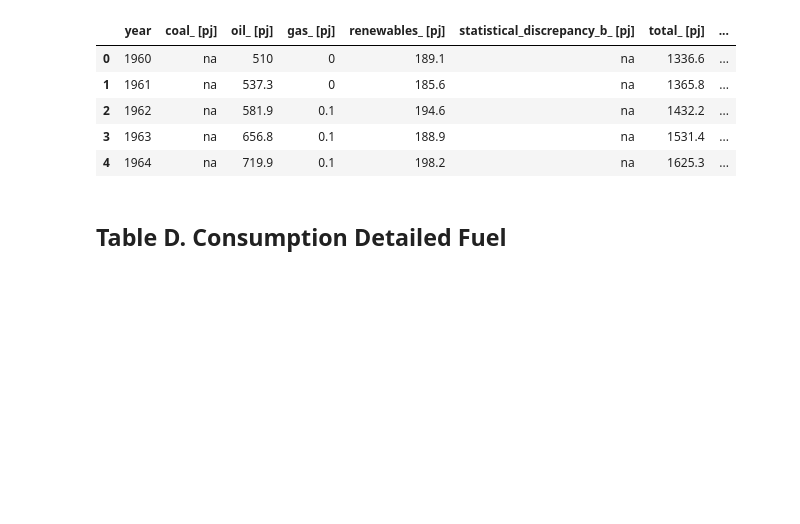
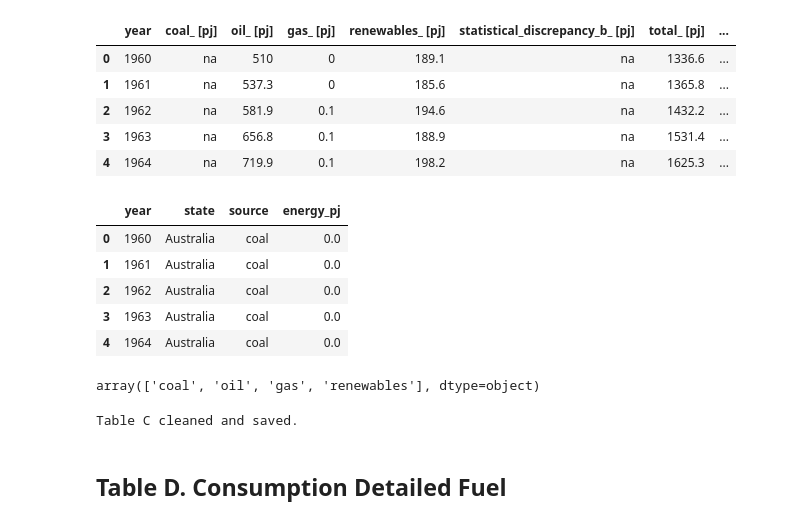
Before and after one commit to camilouribeg/DVN_AT3-aus-energy, a Jupyter notebook: notebooks/data_transf.ipynb, the cells around one changed output. Drawn from its saved outputs; the diff is of its cells as text; code cells hidden in the pictures; blank space fills up the shorter version.

```diff
--- a/notebooks/data_transf.ipynb
+++ b/notebooks/data_transf.ipynb
@@ -283,6 +283,52 @@ df_c_final.head()
 | 2 | 1962 | na | 581.9 | 0.1 | 194.6 | na | 1432.2 | ... |
 | 3 | 1963 | na | 656.8 | 0.1 | 188.9 | na | 1531.4 | ... |
 | 4 | 1964 | na | 719.9 | 0.1 | 198.2 | na | 1625.3 | ... |
+# %%
+import numpy as np
+df_melted = pd.melt(
+    df_c_final,
+    id_vars=['year', 'state'],
+    value_vars=[
+        'coal_ [pj]',
+        'oil_ [pj]',
+        'gas_ [pj]',
+        'renewables_ [pj]',
+        'statistical_discrepancy_b_ [pj]',
+        'total_ [pj]'
+    ],
+    var_name='source',
+    value_name='energy_pj'
+)
+
+# Optional: Clean the 'source' column to remove brackets and underscores
+df_melted['source'] = df_melted['source'].str.replace(r'_ \[pj\]', '', regex=True)
+
+df_melted.head(20)
+
+df_melted["energy_pj"] = df_melted["energy_pj"].replace("na", np.nan).astype(float)
+df_melted["energy_pj"] = df_melted["energy_pj"].fillna(0)
+
+df_melted.head()
+# %% [output]
+|  | year | state | source | energy_pj |
+| 0 | 1960 | Australia | coal | 0.0 |
+| 1 | 1961 | Australia | coal | 0.0 |
+| 2 | 1962 | Australia | coal | 0.0 |
+| 3 | 1963 | Australia | coal | 0.0 |
+| 4 | 1964 | Australia | coal | 0.0 |
+# %%
+# lets remove the statistical discrepancy from source
+df_melted = df_melted[df_melted["source"] != "statistical_discrepancy_b"]
+df_melted = df_melted[df_melted["source"] != "total"]
+
+df_melted["source"].unique()
+# %% [output]
+array(['coal', 'oil', 'gas', 'renewables'], dtype=object)
+# %%
+df_melted.to_csv("../data/processed/table_c_consumption_melted.csv", index=False)
+print("Table C cleaned and saved.")
+# %% [output]
+Table C cleaned and saved.
 # %% [markdown]
 ## Table D. Consumption Detailed Fuel
 # %%
```
Also changed, not shown: parts of 3 cells of this notebook, 6 other files.
